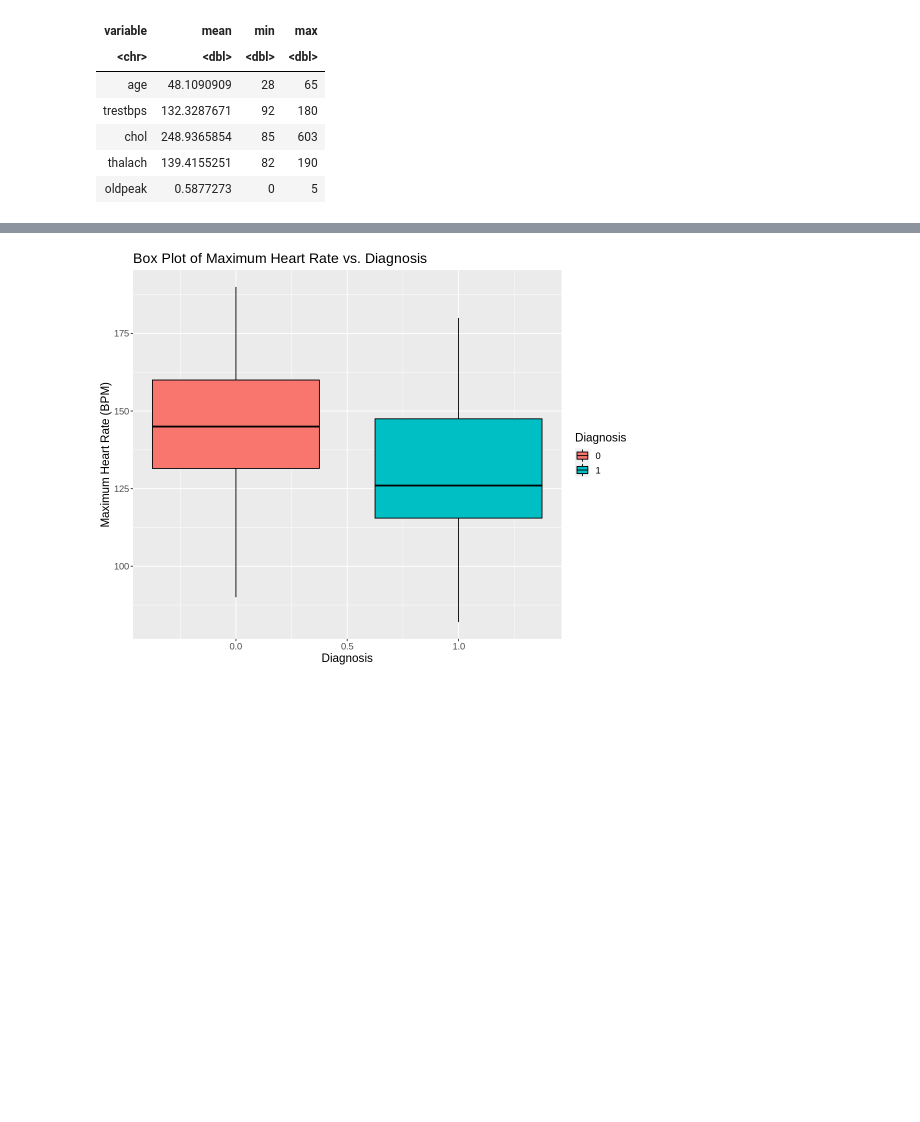
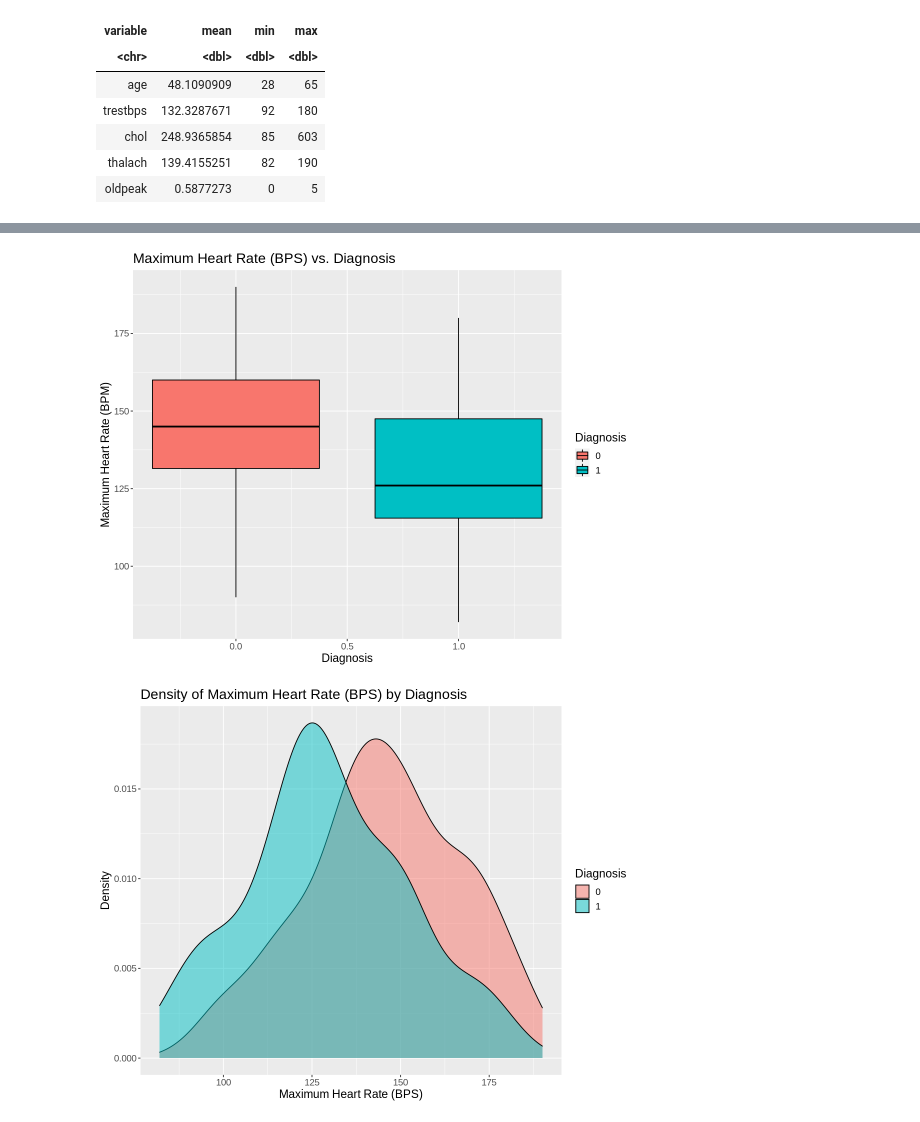
Before and after one commit to GeneRevo/DSCI100-007-Group10, a Jupyter notebook: 007_project_final_report.ipynb, the cells around one changed output, grey strips where cells are left out. Drawn from its saved outputs; the diff is of its cells as text; code cells hidden in the pictures; blank space fills up the shorter version.

```diff
--- a/007_project_final_report.ipynb
+++ b/007_project_final_report.ipynb
@@ -263,14 +271,21 @@ ggplot(predictor_train, aes(x = as.factor(num), fill = as.factor(exang))) +
 # %%
-options(repr.plot.width=9, repr.plot.height=7)
+# box plot of of the predictor variable maximum heart rate (BPS) (the strongest numerical predictor) and diagnosis
+ggplot(predictor_train, aes(x = num, y = thalach, fill = factor(num))) +
+    geom_boxplot(color = "black") +
+    labs(x = "Diagnosis", y = "Maximum Heart Rate (BPM)",
+         title = "Maximum Heart Rate (BPS) vs. Diagnosis",
+         fill = "Diagnosis") +
+    theme(text = element_text(size = 14)) +
+    guides(fill = guide_legend(title = "Diagnosis"))
 
-#Box plot of diagnosis vs thalach, the strongest numerical predictor
-ggplot(predictor_train, aes(x = num, y = thalach, fill = factor(num))) +
-  geom_boxplot(color = "black") +
-  labs(x = "Diagnosis", y = "Maximum Heart Rate (BPM)",
-       title = "Box Plot of Maximum Heart Rate vs. Diagnosis",
-       fill = "Diagnosis") +
-  theme(text = element_text(size = 14)) +
-  guides(fill = guide_legend(title = "Diagnosis"))
+
+# density plot of of the predictor variable maximum heart rate (BPS) and diagnosis
+ggplot(predictor_train, aes(x = thalach, fill = factor(num))) +
+    geom_density(alpha = 0.5) +
+    labs(x = "Maximum Heart Rate (BPS)", y = "Density",
+    title = "Density of Maximum Heart Rate (BPS) by Diagnosis",
+    fill = "Diagnosis") +
+    theme(text = element_text(size = 14))
 # %% [output]
 Warning message:
 “Removed 1 rows containing non-finite values (stat_boxplot).”
@@ -277,2 +294,3 @@ Warning message:
-[figure, old version]
+[figure, new version]
+[figure, added]
 # %%
```
Also changed, not shown: parts of 7 cells of this notebook.
